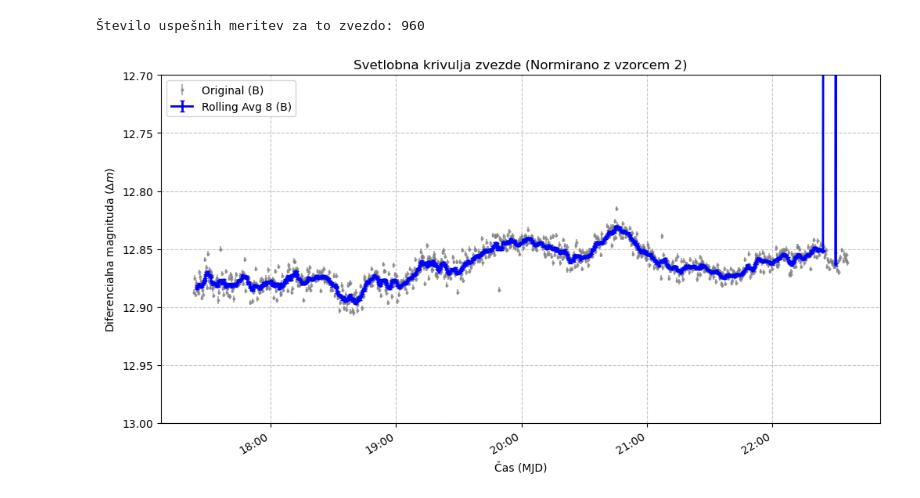
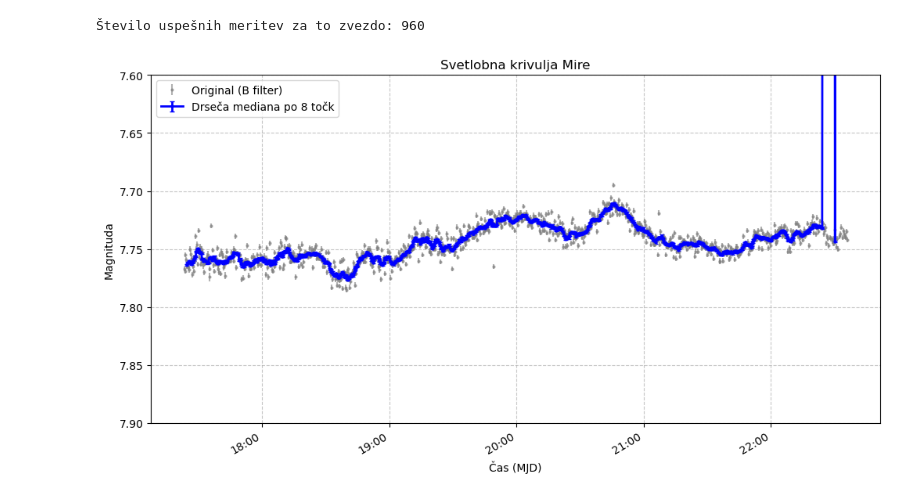
Before and after one commit to Gue5Who/Faks, a Jupyter notebook: Astrofizikalni_praktikum/Podatki/Mira/grafi.ipynb, the cells around one changed output. Saved outputs shown, nothing was run; the diff lists cells and outputs as text; code cells hidden in the pictures.

```diff
--- a/Astrofizikalni_praktikum/Podatki/Mira/grafi.ipynb
+++ b/Astrofizikalni_praktikum/Podatki/Mira/grafi.ipynb
@@ -139,7 +139,7 @@ ref_podatki = ref_podatki.rename(columns={'MAG': 'REF_MAG', 'MERR': 'REF_MERR'})
 df = pd.merge(df, ref_podatki, on='IMAGE')
 
 # 4. Izračunamo razliko (diferencialno magnitudo) + dodamo tvojo konstanto 14.52
-df['DIFF_MAG'] = df['MAG'] - df['REF_MAG'] + 14.52
+df['DIFF_MAG'] = df['MAG'] - df['REF_MAG'] + 9.4
 
 # 5. Nova napaka je koren vsote kvadratov obeh posameznih napak
 df['DIFF_MERR'] = np.sqrt(df['MERR']**2 + df['REF_MERR']**2)
@@ -179,36 +179,36 @@ plt.figure(figsize=(10, 6))
 for filter_ime, podatki_filtra in mira_df.groupby('IFILTER'):
     # Pri izrisu zdaj za Y podamo novo normirano magnitudo (DIFF_MAG)
 #       plt.errorbar(podatki_filtra['OTIME'], podatki_filtra['DIFF_MAG'],
 #                    yerr=podatki_filtra['DIFF_MERR'], fmt='.', label=f'Filter {filter_ime}',
 #                    markersize=3, capsize=3)
     #Navaden plot
     #plt.scatter(podatki_filtra['URE'], podatki_filtra['DIFF_MAG'], label=f'Filter {filter_ime}')
 
     # 1. Bledo (alpha=0.2) prerišemo vse originalne surove meritve
     plt.errorbar(podatki_filtra['URE'], podatki_filtra['DIFF_MAG'],
                  yerr=podatki_filtra['DIFF_MERR'], fmt='o', color='gray', alpha=0.6,
-                 markersize=2, label=f'Original ({filter_ime})')
+                 markersize=2, label=f'Original ({filter_ime} filter)')
 
     # 2. Močno (brez alpha) pa izrišemo naše zglajeno drseče povprečje
     plt.errorbar(podatki_filtra['URE'], podatki_filtra['ROLLING_MAG'],
                  yerr=podatki_filtra['ROLLING_MERR'], fmt='-o', color='blue',
-                 linewidth=2, markersize=2, capsize=2, label=f'Rolling Avg {velikost_okna} ({filter_ime})')
+                 linewidth=2, markersize=2, capsize=2, label=f'Drseča mediana po {velikost_okna} točk')
 
 
 # Vrne os nazaj - da gre navzgor za bolj svetlo (čeprav se pri diferencialni lahko orientiraš tudi drugače)
 #plt.gca().invert_yaxis()
 
 plt.xlabel('Čas (MJD)')
-plt.ylabel('Diferencialna magnituda ($\Delta m$)')
-plt.title(f'Svetlobna krivulja zvezde)')
+plt.ylabel('Magnituda')
+plt.title(f'Svetlobna krivulja Mire')
 plt.legend()
 plt.grid(True, linestyle='--', alpha=0.7)
 plt.tight_layout()
-plt.ylim(13, 12.7)
+plt.ylim(7.9, 7.6)
 # TO DODAJ PRED plt.show():
 # Povemo grafu, naj X os formatira samo kot yyyy-mm-dd HH:MM:SS
 plt.gca().xaxis.set_major_formatter(mdates.DateFormatter('%H:%M'))
 plt.gcf().autofmt_xdate() # Ta ukaz lepo nagne tekst ur pod kotom, da se ne prekrivajo!
 plt.show()
 # %% [output]
-[figure, old version]
+[figure, new version]
```
